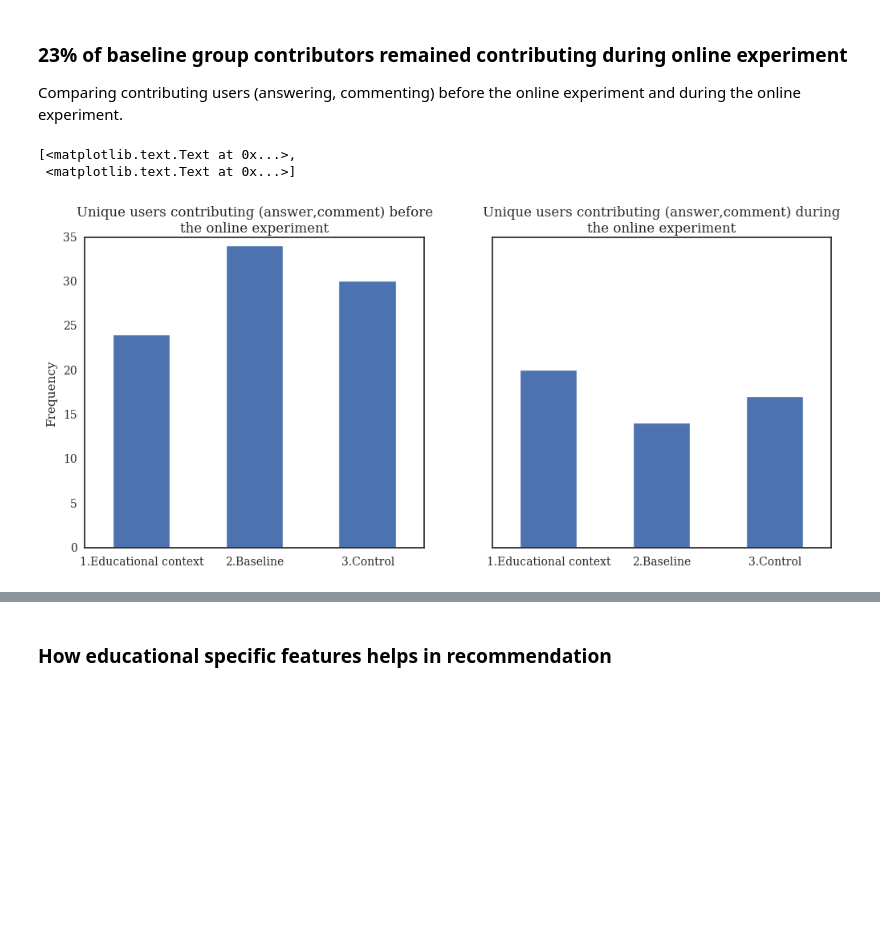
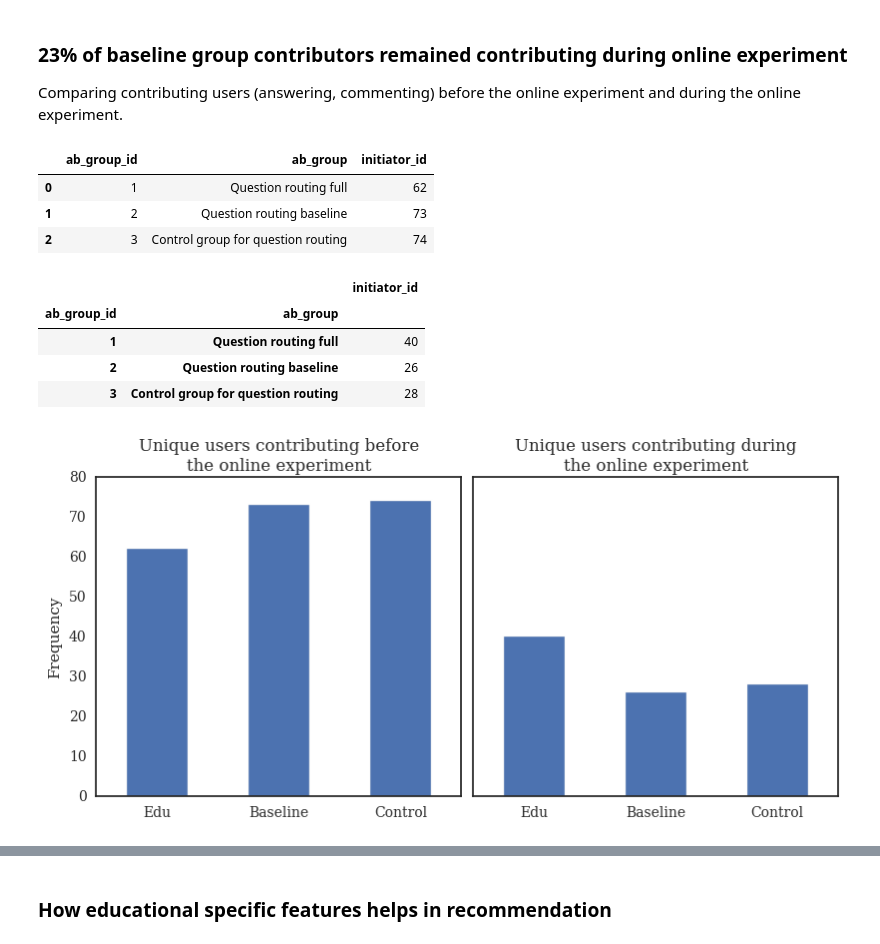
Before and after one commit to dmacjam/dp-analysis-evaluation, a Jupyter notebook: Online Evaluation.ipynb, the cells around one changed output, grey strips where cells are left out. Drawn from its saved outputs; the diff is of its cells as text; code cells hidden in the pictures; blank space fills up the shorter version.

````diff
--- a/Online Evaluation.ipynb
+++ b/Online Evaluation.ipynb
@@ -52,7 +53,7 @@ for i in lenght(sorted_users):
       ab_group[(i % 3) +1] <- sorted_users[i]
 ```
 # %%
-ab_groups =  psql.read_sql("""SELECT id as ab_group_id, value as "Name" FROM ab_groups""", connection)
+ab_groups =  psql.read_sql("""SELECT id as ab_group_id, value as "ab_group" FROM ab_groups""", connection)
 user_groups = psql.read_sql("""SELECT g.id, g.value as "Name", COUNT(*) as "User count" FROM ab_groupings ab
                          JOIN ab_groups g ON g.id=ab.ab_group_id GROUP BY g.id ORDER BY g.id""", connection)
 user_groups
@@ -311,38 +366,45 @@ Name: viewer_id, dtype: int64
 Comparing contributing users (answering, commenting) before the online experiment and during the online experiment.
 # %%
 contributing_users_start = psql.read_sql("""
-    SELECT DISTINCT(a.author_id), a.ab_group_id, g.value AS ab_group FROM
-    ((SELECT a.author_id, ab.ab_group_id FROM answers a JOIN ab_groupings ab ON a.author_id = ab.user_id
-    JOIN questions q ON q.id=a.question_id JOIN ab_groups g ON g.id=ab.ab_group_id
-    WHERE a.created_at < '2016-11-14' AND a.created_at >= '2016-09-26')
-    UNION ALL
-    (SELECT c.author_id, ab.ab_group_id FROM comments c JOIN ab_groupings ab ON c.author_id = ab.user_id
-    WHERE c.created_at < '2016-11-14' AND c.created_at >= '2016-09-26')
-    ) as a
-    JOIN ab_groups g ON g.id=a.ab_group_id
+SELECT DISTINCT(a.initiator_id), ab.ab_group_id, g.value AS ab_group FROM activities a
+JOIN ab_groupings ab ON ab.user_id=a.initiator_id
+JOIN ab_groups g ON g.id=ab.ab_group_id
+WHERE a.resource_type IN ('Shared::Question', 'Shared::Answer', 'Shared::Comment', 'Shared::Vote', 'Shared::Watching')
+AND a.created_at >= '2016-09-26' AND a.created_at < '2016-11-14'
     """, connection)
 
 contributing_users_during = psql.read_sql("""
-    SELECT DISTINCT(a.author_id), a.ab_group_id, g.value AS ab_group FROM
-    ((SELECT a.author_id, ab.ab_group_id FROM answers a JOIN ab_groupings ab ON a.author_id = ab.user_id
-    JOIN questions q ON q.id=a.question_id
-    WHERE a.created_at >= '2016-11-14' AND a.created_at <= '2017-01-02')
-    UNION ALL
-    (SELECT c.author_id, ab.ab_group_id FROM comments c JOIN ab_groupings ab ON c.author_id = ab.user_id
-    WHERE c.created_at >= '2016-11-14' AND c.created_at <= '2017-01-02')
-    ) as a
-    JOIN ab_groups g ON g.id=a.ab_group_id
+SELECT DISTINCT(a.initiator_id), ab.ab_group_id, g.value AS ab_group FROM activities a
+JOIN ab_groupings ab ON ab.user_id=a.initiator_id
+JOIN ab_groups g ON g.id=ab.ab_group_id
+WHERE a.resource_type IN ('Shared::Question', 'Shared::Answer', 'Shared::Comment', 'Shared::Vote', 'Shared::Watching')
+AND a.created_at >= '2016-11-14' AND a.created_at <= '2017-01-02'
     """, connection)
 
 fig, (ax1, ax2) = plt.subplots(ncols=2, sharey=True, figsize=(12,5))
-contributing_users_start.groupby('ab_group')["author_id"].count().plot(kind="bar", ax=ax1, title="Unique users contributing (answer,comment) before\nthe online experiment", rot=0)
+before = contributing_users_start.groupby(['ab_group_id', 'ab_group']).count()
+display(before.reset_index())
+before.plot(kind="bar", ax=ax1, title="Unique users contributing before\nthe online experiment", rot=0, legend=None)
 ax1.set(xlabel='', ylabel='Frequency')
-contributing_users_during.groupby('ab_group')["author_id"].count().plot(kind="bar", ax=ax2, title="Unique users contributing (answer,comment) during\nthe online experiment", rot=0)
+ax1.set_xticklabels(["Edu", "Baseline", "Control"])
+during = contributing_users_during.groupby(['ab_group_id', 'ab_group']).count()
+display(during)
+during.plot(kind="bar", ax=ax2, title="Unique users contributing during\nthe online experiment", rot=0, legend=None)
 ax2.set(xlabel='', ylabel='Frequency')
+ax2.set_xticklabels(["Edu", "Baseline", "Control"])
+fig.tight_layout()
+fig.set_size_inches(8, 4)
 # %% [output]
-[<matplotlib.text.Text at 0x...>,
- <matplotlib.text.Text at 0x...>]
+|  | ab_group_id | ab_group | initiator_id |
+| 0 | 1 | Question routing full | 62 |
+| 1 | 2 | Question routing baseline | 73 |
+| 2 | 3 | Control group for question routing | 74 |
+|  |  | initiator_id |
+| ab_group_id | ab_group |  |
+| 1 | Question routing full | 40 |
+| 2 | Question routing baseline | 26 |
+| 3 | Control group for question routing | 28 |
-[figure, old version]
+[figure, new version]
 # %%
 cqa_users_start = psql.read_sql("""
     SELECT DISTINCT(a.initiator_id), ab.ab_group_id, g.value AS ab_group FROM activities a
````
Also changed, not shown: parts of 68 cells of this notebook, 1 other file.
